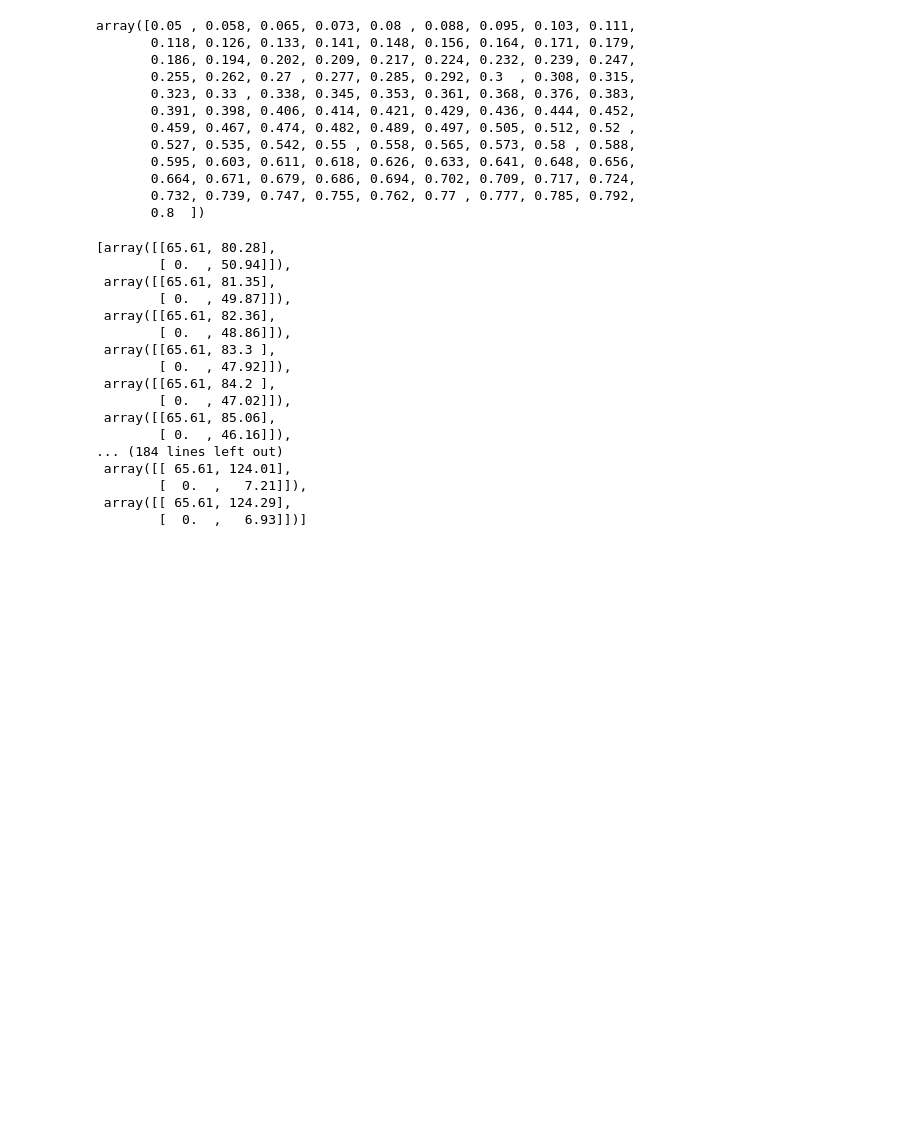
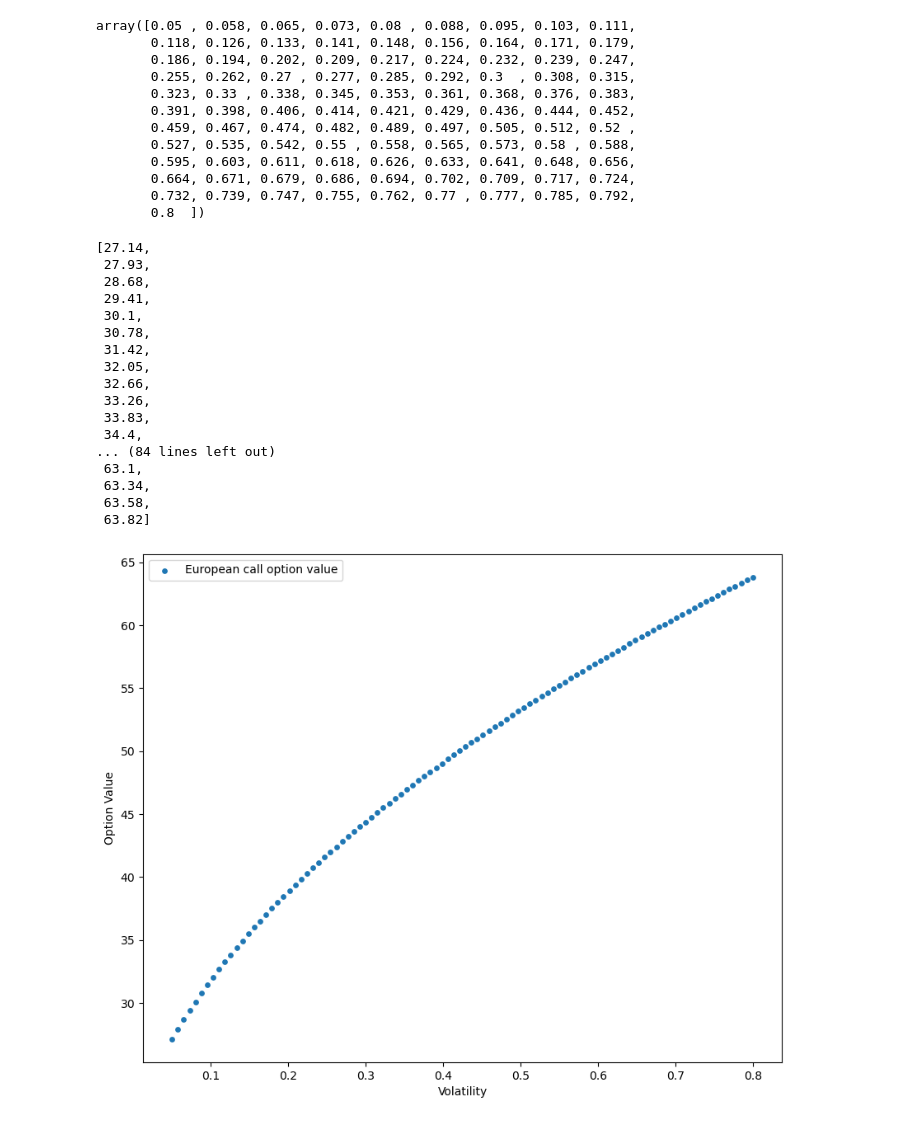
Before and after one commit to heidi123123/cqf, a Jupyter notebook: Exams/Exam1.ipynb, the cells around one changed output. Saved outputs shown, nothing was run; the diff lists cells and outputs as text; code cells hidden in the pictures; blank space fills up the shorter version.

Commit message:
fix for qstn 3 to include proper plot

```diff
--- a/Exams/Exam1.ipynb
+++ b/Exams/Exam1.ipynb
@@ -341,7 +341,7 @@ opt_values = []
 # Calculate vector containing all option values for a given standard deviation
 for vol in vols:
     sigma = np.sqrt(vol)
-    opt_values.append(binomial_option(S, E, r, sigma, T, 1, 0))
+    opt_values.append(binomial_option(S, E, r, sigma, T, 1, 2)[0, 0])
 # %%
 vols
 # %% [output]
@@ -360,20 +360,30 @@ array([0.05 , 0.058, 0.065, 0.073, 0.08 , 0.088, 0.095, 0.103, 0.111,
 # %%
 opt_values
 # %% [output]
-[array([[65.61, 80.28],
-        [ 0.  , 50.94]]),
- array([[65.61, 81.35],
-        [ 0.  , 49.87]]),
- array([[65.61, 82.36],
-        [ 0.  , 48.86]]),
- array([[65.61, 83.3 ],
-        [ 0.  , 47.92]]),
- array([[65.61, 84.2 ],
-        [ 0.  , 47.02]]),
- array([[65.61, 85.06],
-        [ 0.  , 46.16]]),
-... (184 lines left out)
- array([[ 65.61, 124.01],
-        [  0.  ,   7.21]]),
- array([[ 65.61, 124.29],
-        [  0.  ,   6.93]])]
+[27.14,
+ 27.93,
+ 28.68,
+ 29.41,
+ 30.1,
+ 30.78,
+ 31.42,
+ 32.05,
+ 32.66,
+ 33.26,
+ 33.83,
+ 34.4,
+... (84 lines left out)
+ 63.1,
+ 63.34,
+ 63.58,
+ 63.82]
+# %%
+# plot
+plt.figure(figsize=(10, 8))
+plt.scatter(x=vols, y=opt_values, marker="o", s=15, zorder=5, label="European call option value")
+plt.xlabel("Volatility")
+plt.ylabel("Option Value")
+plt.legend()
+plt.show()
+# %% [output]
+[figure, added]
```
Also changed, not shown: parts of 2 cells of this notebook, 1 other file.
